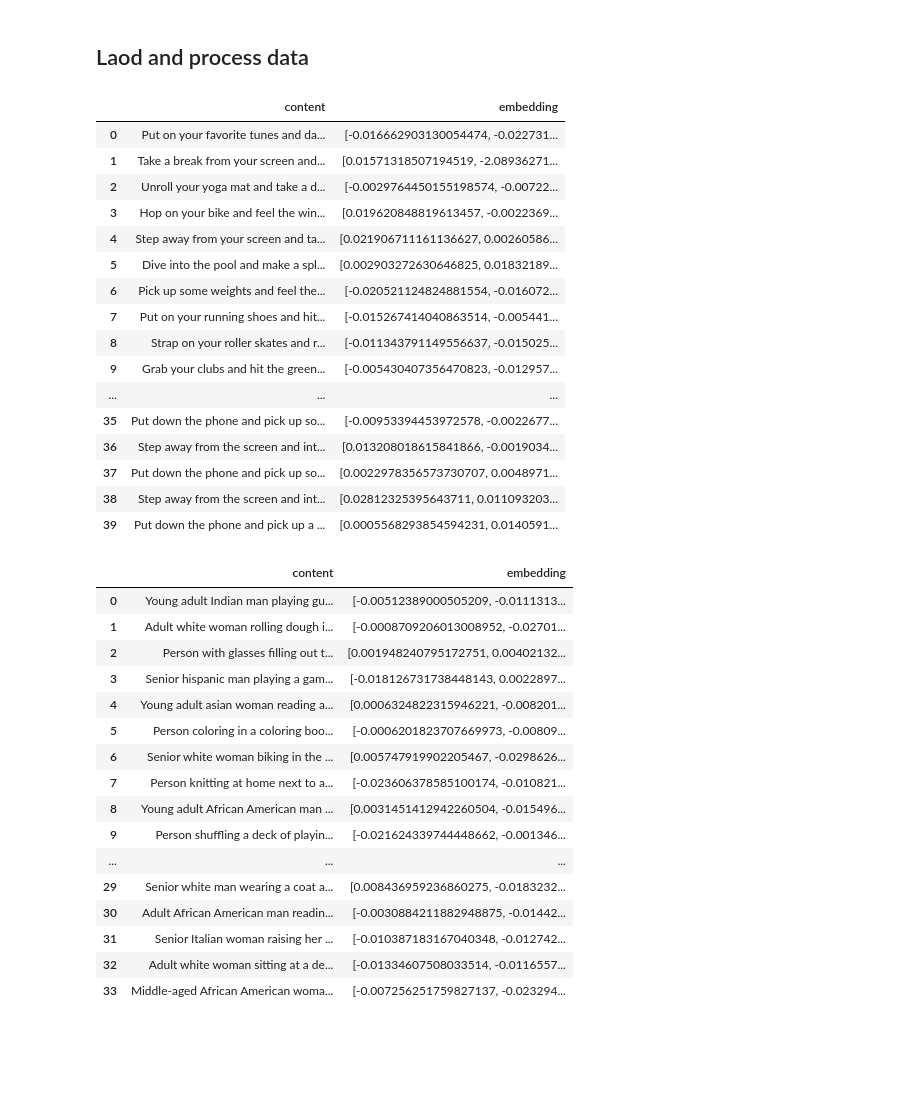
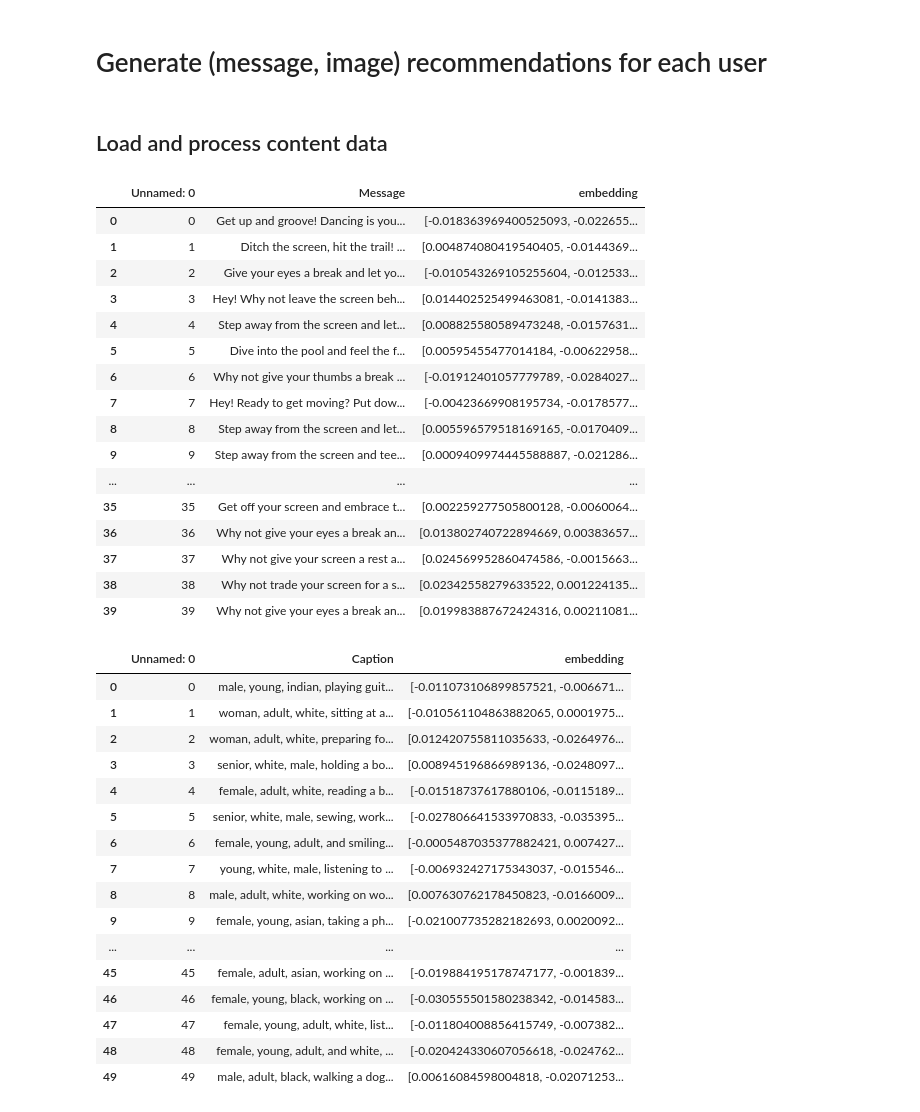
Before and after one commit to paxnea/LLM-multimodal-nudging, a Jupyter notebook: main.ipynb, the cells around one changed output. Saved outputs shown, nothing was run; the diff lists cells and outputs as text; code cells hidden in the pictures; blank space fills up the shorter version.

```diff
--- a/main.ipynb
+++ b/main.ipynb
@@ -1,3 +1,5 @@
+# %% [markdown]
+# Generate (message, image) recommendations for each user
 # %%
 import os
 import openai
@@ -69,47 +140,47 @@ def visualize_embeddings():
 # %% [markdown]
-## Laod and process data
+## Load and process content data
 # %%
 messages = pd.read_csv('./data/messages.csv')
-messages['embedding'] = messages['content'].apply(get_embedding)
+messages['embedding'] = messages['Message'].apply(get_embedding)
 messages
 # %% [output]
-|  | content | embedding |
-| 0 | Put on your favorite tunes and da... | [-0.016662903130054474, -0.022731... |
-| 1 | Take a break from your screen and... | [0.01571318507194519, -2.08936271... |
-| 2 | Unroll your yoga mat and take a d... | [-0.0029764450155198574, -0.00722... |
-| 3 | Hop on your bike and feel the win... | [0.019620848819613457, -0.0022369... |
-| 4 | Step away from your screen and ta... | [0.021906711161136627, 0.00260586... |
-| 5 | Dive into the pool and make a spl... | [0.002903272630646825, 0.01832189... |
-| 6 | Pick up some weights and feel the... | [-0.020521124824881554, -0.016072... |
-| 7 | Put on your running shoes and hit... | [-0.015267414040863514, -0.005441... |
-| 8 | Strap on your roller skates and r... | [-0.011343791149556637, -0.015025... |
-| 9 | Grab your clubs and hit the green... | [-0.005430407356470823, -0.012957... |
-| ... | ... | ... |
-| 35 | Put down the phone and pick up so... | [-0.00953394453972578, -0.0022677... |
-| 36 | Step away from the screen and int... | [0.013208018615841866, -0.0019034... |
-| 37 | Put down the phone and pick up so... | [0.0022978356573730707, 0.0048971... |
-| 38 | Step away from the screen and int... | [0.02812325395643711, 0.011093203... |
-| 39 | Put down the phone and pick up a ... | [0.0005568293854594231, 0.0140591... |
+|  | Unnamed: 0 | Message | embedding |
+| 0 | 0 | Get up and groove! Dancing is you... | [-0.018363969400525093, -0.022655... |
+| 1 | 1 | Ditch the screen, hit the trail! ... | [0.004874080419540405, -0.0144369... |
+| 2 | 2 | Give your eyes a break and let yo... | [-0.010543269105255604, -0.012533... |
+| 3 | 3 | Hey! Why not leave the screen beh... | [0.014402525499463081, -0.0141383... |
+| 4 | 4 | Step away from the screen and let... | [0.008825580589473248, -0.0157631... |
+| 5 | 5 | Dive into the pool and feel the f... | [0.00595455477014184, -0.00622958... |
+| 6 | 6 | Why not give your thumbs a break ... | [-0.01912401057779789, -0.0284027... |
+| 7 | 7 | Hey! Ready to get moving? Put dow... | [-0.00423669908195734, -0.0178577... |
+| 8 | 8 | Step away from the screen and let... | [0.005596579518169165, -0.0170409... |
+| 9 | 9 | Step away from the screen and tee... | [0.0009409974445588887, -0.021286... |
+| ... | ... | ... | ... |
+| 35 | 35 | Get off your screen and embrace t... | [0.002259277505800128, -0.0060064... |
+| 36 | 36 | Why not give your eyes a break an... | [0.013802740722894669, 0.00383657... |
+| 37 | 37 | Why not give your screen a rest a... | [0.024569952860474586, -0.0015663... |
+| 38 | 38 | Why not trade your screen for a s... | [0.02342558279633522, 0.001224135... |
+| 39 | 39 | Why not give your eyes a break an... | [0.019983887672424316, 0.00211081... |
 # %%
 images = pd.read_csv('./data/images.csv')
-images['embedding'] = images['content'].apply(get_embedding)
+images['embedding'] = images['Caption'].apply(get_embedding)
 images
 # %% [output]
-|  | content | embedding |
-| 0 | Young adult Indian man playing gu... | [-0.00512389000505209, -0.0111313... |
-| 1 | Adult white woman rolling dough i... | [-0.0008709206013008952, -0.02701... |
-| 2 | Person with glasses filling out t... | [0.001948240795172751, 0.00402132... |
-| 3 | Senior hispanic man playing a gam... | [-0.018126731738448143, 0.0022897... |
-| 4 | Young adult asian woman reading a... | [0.0006324822315946221, -0.008201... |
-| 5 | Person coloring in a coloring boo... | [-0.0006201823707669973, -0.00809... |
-| 6 | Senior white woman biking in the ... | [0.005747919902205467, -0.0298626... |
-| 7 | Person knitting at home next to a... | [-0.023606378585100174, -0.010821... |
-| 8 | Young adult African American man ... | [0.0031451412942260504, -0.015496... |
-| 9 | Person shuffling a deck of playin... | [-0.021624339744448662, -0.001346... |
-| ... | ... | ... |
-| 29 | Senior white man wearing a coat a... | [0.008436959236860275, -0.0183232... |
-| 30 | Adult African American man readin... | [-0.0030884211882948875, -0.01442... |
-| 31 | Senior Italian woman raising her ... | [-0.010387183167040348, -0.012742... |
-| 32 | Adult white woman sitting at a de... | [-0.01334607508033514, -0.0116557... |
-| 33 | Middle-aged African American woma... | [-0.007256251759827137, -0.023294... |
+|  | Unnamed: 0 | Caption | embedding |
+| 0 | 0 | male, young, indian, playing guit... | [-0.011073106899857521, -0.006671... |
+| 1 | 1 | woman, adult, white, sitting at a... | [-0.010561104863882065, 0.0001975... |
+| 2 | 2 | woman, adult, white, preparing fo... | [0.012420755811035633, -0.0264976... |
+| 3 | 3 | senior, white, male, holding a bo... | [0.008945196866989136, -0.0248097... |
+| 4 | 4 | female, adult, white, reading a b... | [-0.01518737617880106, -0.0115189... |
+| 5 | 5 | senior, white, male, sewing, work... | [-0.027806641533970833, -0.035395... |
+| 6 | 6 | female, young, adult, and smiling... | [-0.0005487035377882421, 0.007427... |
+| 7 | 7 | young, white, male, listening to ... | [-0.006932427175343037, -0.015546... |
+| 8 | 8 | male, adult, white, working on wo... | [0.007630762178450823, -0.0166009... |
+| 9 | 9 | female, young, asian, taking a ph... | [-0.021007735282182693, 0.0020092... |
+| ... | ... | ... | ... |
+| 45 | 45 | female, adult, asian, working on ... | [-0.019884195178747177, -0.001839... |
+| 46 | 46 | female, young, black, working on ... | [-0.030555501580238342, -0.014583... |
+| 47 | 47 | female, young, adult, white, list... | [-0.011804008856415749, -0.007382... |
+| 48 | 48 | female, young, adult, and white, ... | [-0.020424330607056618, -0.024762... |
+| 49 | 49 | male, adult, black, walking a dog... | [0.00616084598004818, -0.02071253... |
 # %%
```
Also changed, not shown: parts of 9 cells of this notebook, 1 other file.
